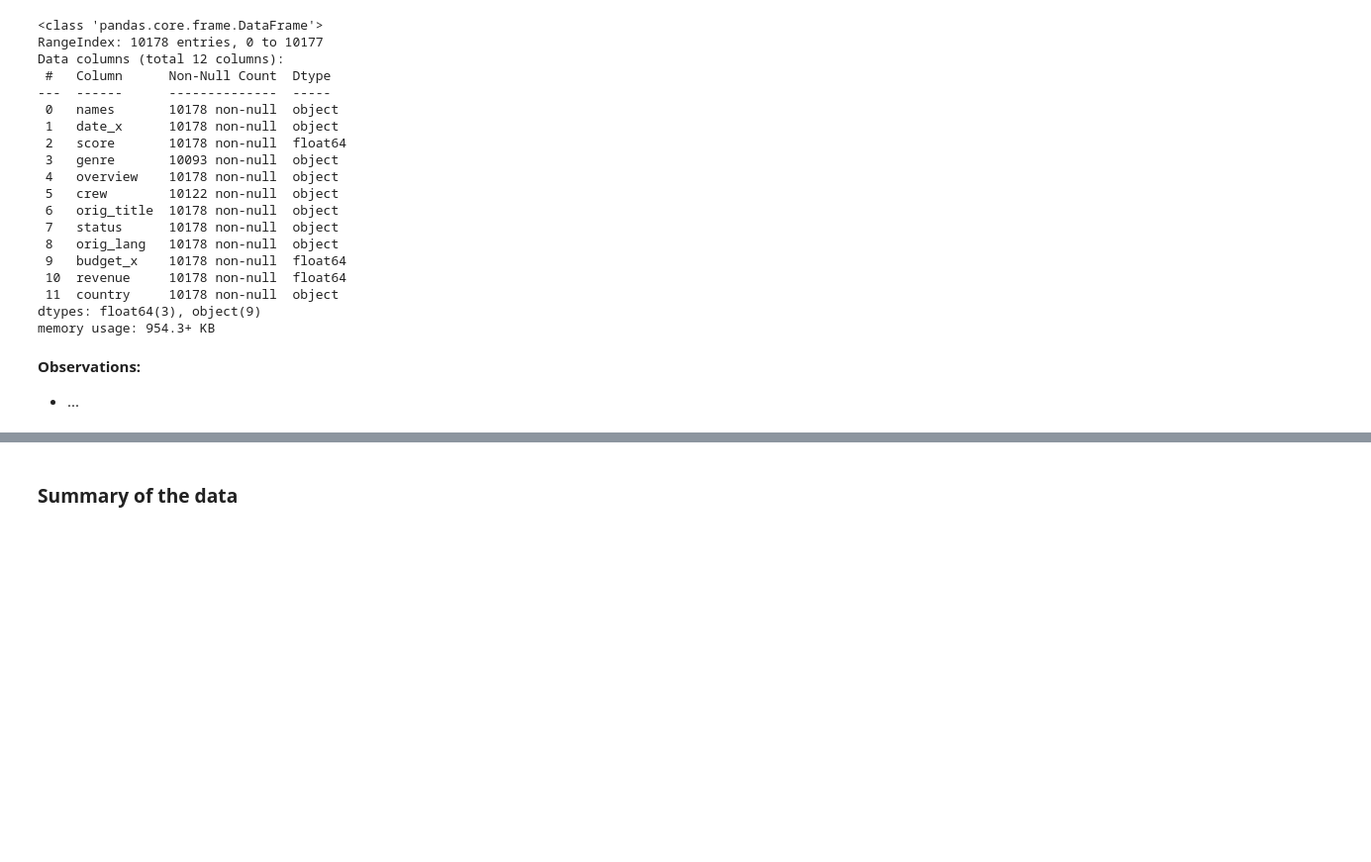
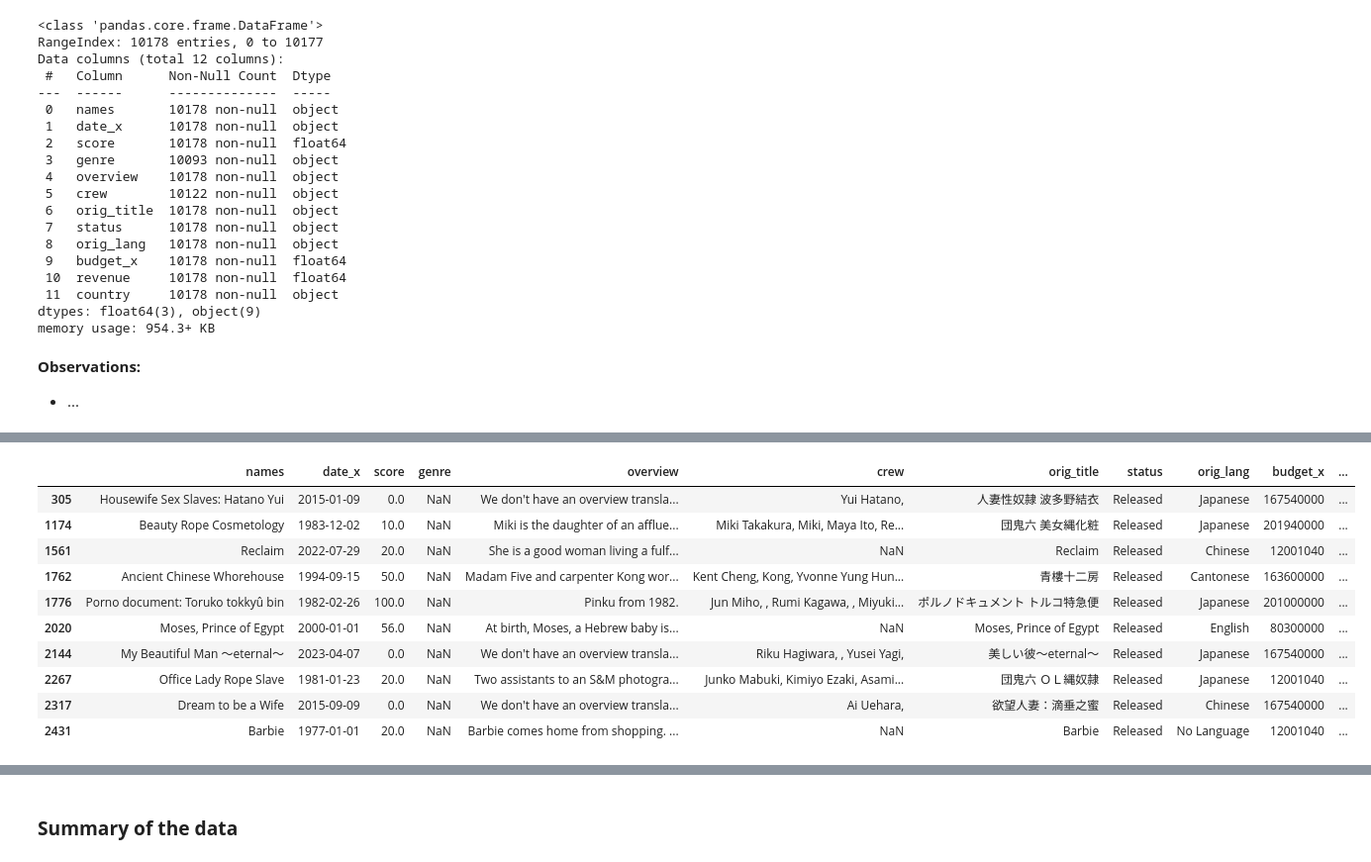
Before and after one commit to oigwe-frx/movie-database-analysis, a Jupyter notebook: Movie_Analysis.ipynb, the cells around one changed output, grey strips where cells are left out. Shown at 99% size. Saved outputs shown, nothing was run; the diff lists cells and outputs as text; code cells hidden in the pictures; blank space fills up the shorter version.

Commit message:
Data cleaning draft for review. (#15)
* Data cleaning draft for review.

* Moved data cleaning to Movie_Analysis file

```diff
--- a/Movie_Analysis.ipynb
+++ b/Movie_Analysis.ipynb
@@ -128,9 +128,6 @@ import datetime as dt
 ### **Loading the dataset**
 # %%
 data = pd.read_csv('/content/imdb_movies.csv')
-# %%
-# Copying data to another variable to avoid any changes to the original data
-df = data.copy()
 # %% [markdown]
 ### **View the first 5 rows of the dataset**
 # %%
@@ -199,0 +199,6 @@ memory usage: 954.3+ KB
+# %%
+# Convert date_x to datetime, and  budget_x and revenue into integers:
+df['date_x'] = pd.to_datetime(df['date_x'])
+df['budget_x'] = df['budget_x'].astype(int)
+df['revenue'] = df['revenue'].astype(int)
+df.info()
@@ -199,0 +242,15 @@ memory usage: 954.3+ KB
+# %%
+# Display sample rows with null values for genre
+df[df['genre'].isnull()].head(10)
+# %% [output]
+|  | names | date_x | score | genre | overview | crew | orig_title | status | orig_lang | budget_x | ... |
+| 305 | Housewife Sex Slaves: Hatano Yui | 2015-01-09 | 0.0 | NaN | We don't have an overview transla... | Yui Hatano, | 人妻性奴隷 波多野結衣 | Released | Japanese | 167540000 | ... |
+| 1174 | Beauty Rope Cosmetology | 1983-12-02 | 10.0 | NaN | Miki is the daughter of an afflue... | Miki Takakura, Miki, Maya Ito, Re... | 団鬼六 美女縄化粧 | Released | Japanese | 201940000 | ... |
+| 1561 | Reclaim | 2022-07-29 | 20.0 | NaN | She is a good woman living a fulf... | NaN | Reclaim | Released | Chinese | 12001040 | ... |
+| 1762 | Ancient Chinese Whorehouse | 1994-09-15 | 50.0 | NaN | Madam Five and carpenter Kong wor... | Kent Cheng, Kong, Yvonne Yung Hun... | 青樓十二房 | Released | Cantonese | 163600000 | ... |
+| 1776 | Porno document: Toruko tokkyû bin | 1982-02-26 | 100.0 | NaN | Pinku from 1982. | Jun Miho, , Rumi Kagawa, , Miyuki... | ポルノドキュメント トルコ特急便 | Released | Japanese | 201000000 | ... |
+| 2020 | Moses, Prince of Egypt | 2000-01-01 | 56.0 | NaN | At birth, Moses, a Hebrew baby is... | NaN | Moses, Prince of Egypt | Released | English | 80300000 | ... |
+| 2144 | My Beautiful Man ～eternal～ | 2023-04-07 | 0.0 | NaN | We don't have an overview transla... | Riku Hagiwara, , Yusei Yagi, | 美しい彼～eternal～ | Released | Japanese | 167540000 | ... |
+| 2267 | Office Lady Rope Slave | 1981-01-23 | 20.0 | NaN | Two assistants to an S&M photogra... | Junko Mabuki, Kimiyo Ezaki, Asami... | 団鬼六 ＯＬ縄奴隷 | Released | Japanese | 12001040 | ... |
+| 2317 | Dream to be a Wife | 2015-09-09 | 0.0 | NaN | We don't have an overview transla... | Ai Uehara, | 欲望人妻：滴垂之蜜 | Released | Chinese | 167540000 | ... |
+| 2431 | Barbie | 1977-01-01 | 20.0 | NaN | Barbie comes home from shopping. ... | NaN | Barbie | Released | No Language | 12001040 | ... |
```
Also changed, not shown: parts of 8 cells of this notebook, 1 other file.
